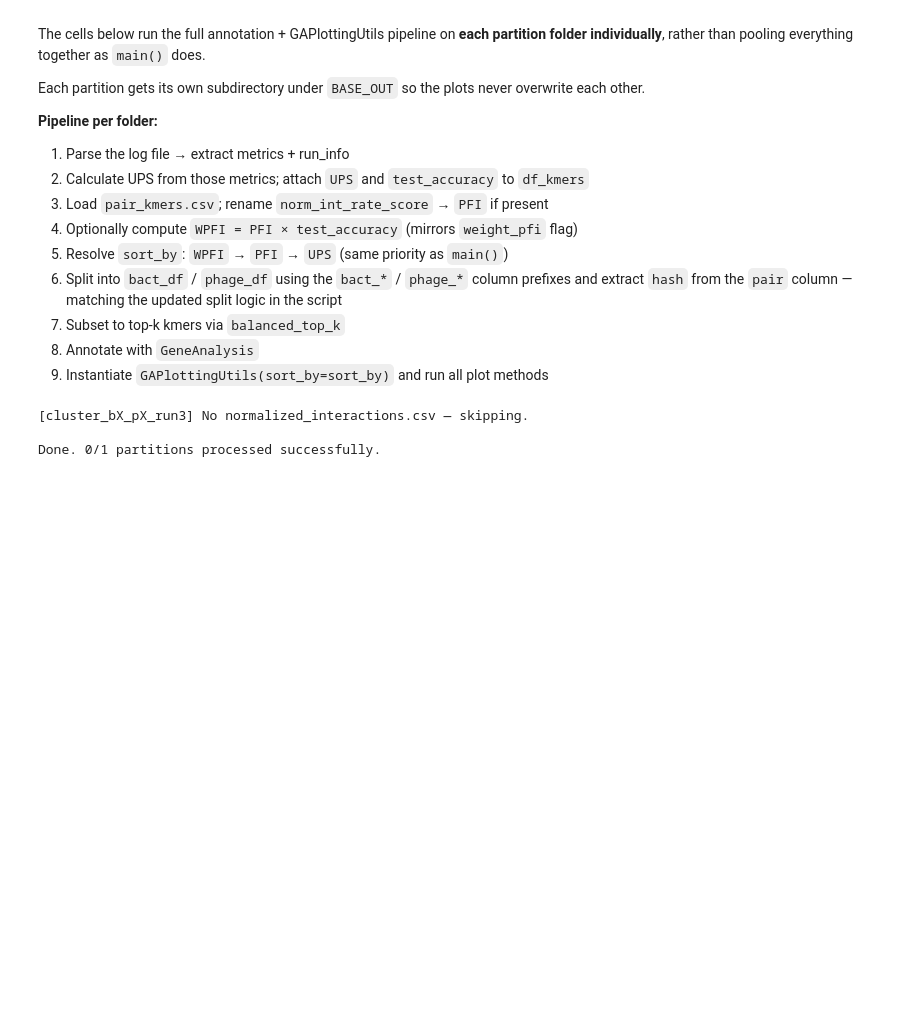
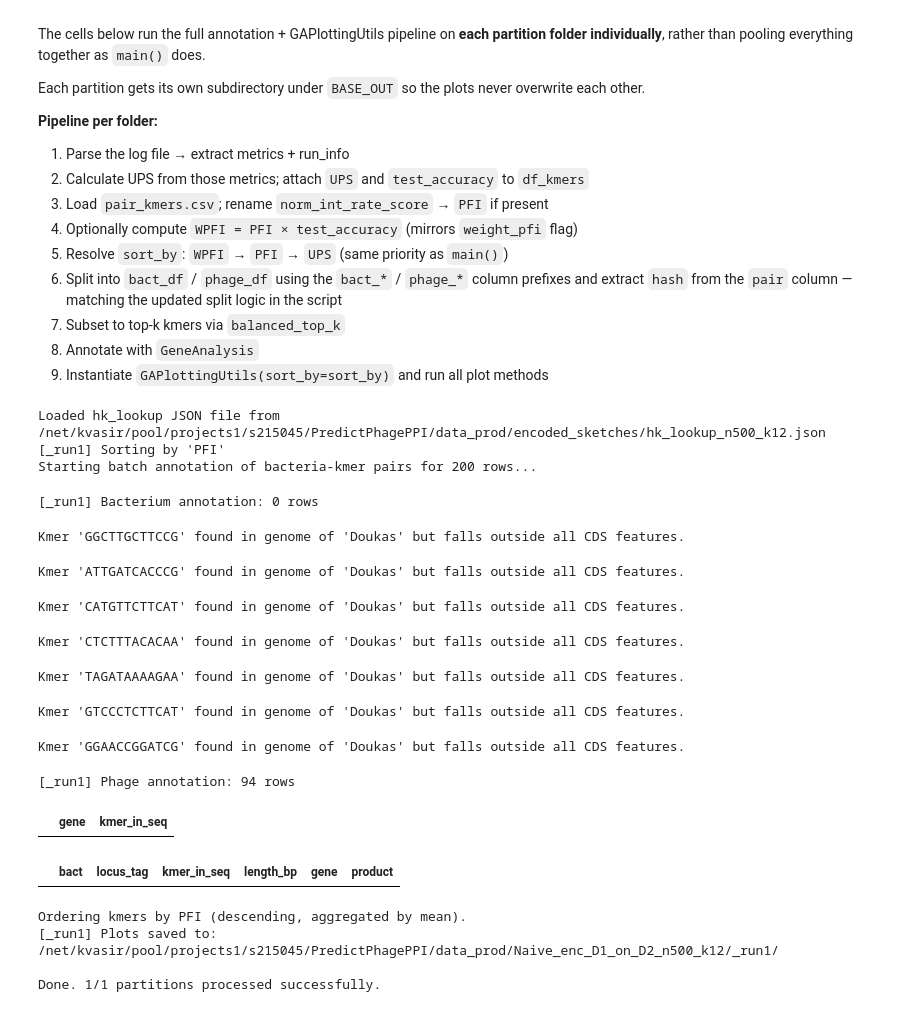
Before and after one commit to azzy72/PredictPhagePPI, a Jupyter notebook: notebooks/debug_collect_iterres.ipynb, the cells around one changed output. Cells and saved outputs as stored; diff of their text form; code cells hidden in the pictures; blank space fills up the shorter version.

```diff
--- a/notebooks/debug_collect_iterres.ipynb
+++ b/notebooks/debug_collect_iterres.ipynb
@@ -42,7 +42,7 @@ mock_args = argparse.Namespace(
 )
 
 #nn_run_dir_name = "IterExcl_encoded_sketches_data2_n500_k12"
-nn_run_dir_name = "FFNN_D2"
+nn_run_dir_name = "Naive_enc_D1_on_D2_n500_k12"
 #nn_run_dir_name = "FFNN_D1_on_D2"
 nn_dir = path_to_nn_runs + nn_run_dir_name + "/"
 print("NN directory exists:", os.path.isdir(nn_dir))
@@ -610,42 +610,57 @@ def plot_partition(folder_path, folder_name, base_out,
 # %%
 # ── Configure and run the per-partition loop ──────────────────────────────
 BASE_DIR = nn_dir
-BASE_OUT = data_prod_path + "TEST/" + nn_run_dir_name + "/"
+BASE_OUT = data_prod_path + nn_run_dir_name + "/"
 
 # Optional: restrict to a subset of folders for a quick test
 # ONLY_FOLDERS = {'cluster_1_PhageA', 'cluster_2_PhageB'}  # set to None to process all
-ONLY_FOLDERS = {"cluster_bX_pX_run3"}
+ONLY_FOLDERS = {"_run1"}
 
-TOP_KMERS         = 50
-NETWORK_TOP_KMERS = 500
+TOP_KMERS         = 200
+NETWORK_TOP_KMERS = 50
 HK_LOOKUP_PATH    = None   # or a path string to override auto-deduction
 WEIGHT_PFI        = False  # set True to sort by WPFI instead of PFI
 
 partition_results = {}
 
 for folder_name in sorted(os.listdir(BASE_DIR)):
     if ONLY_FOLDERS and folder_name not in ONLY_FOLDERS:
         continue
     folder_path = os.path.join(BASE_DIR, folder_name)
     if not os.path.isdir(folder_path):
         continue
 
     partition_results[folder_name] = plot_partition(
         folder_path       = folder_path,
         folder_name       = folder_name,
         base_out          = BASE_OUT,
         top_kmers         = TOP_KMERS,
         network_top_kmers = NETWORK_TOP_KMERS,
         hk_lookup_path    = HK_LOOKUP_PATH,
         weight_pfi        = WEIGHT_PFI,
     )
 
 succeeded = [k for k, v in partition_results.items() if v is not None]
 print(f"\nDone. {len(succeeded)}/{len(partition_results)} partitions processed successfully.")
 # %% [output]
-[cluster_bX_pX_run3] No normalized_interactions.csv — skipping.
-
-Done. 0/1 partitions processed successfully.
+Loaded hk_lookup JSON file from /net/kvasir/pool/projects1/s215045/PredictPhagePPI/data_prod/encoded_sketches/hk_lookup_n500_k12.json
+[_run1] Sorting by 'PFI'
+Starting batch annotation of bacteria-kmer pairs for 200 rows...
+[_run1] Bacterium annotation: 0 rows
+Kmer 'GGCTTGCTTCCG' found in genome of 'Doukas' but falls outside all CDS features.
+Kmer 'ATTGATCACCCG' found in genome of 'Doukas' but falls outside all CDS features.
+Kmer 'CATGTTCTTCAT' found in genome of 'Doukas' but falls outside all CDS features.
+Kmer 'CTCTTTACACAA' found in genome of 'Doukas' but falls outside all CDS features.
+Kmer 'TAGATAAAAGAA' found in genome of 'Doukas' but falls outside all CDS features.
+Kmer 'GTCCCTCTTCAT' found in genome of 'Doukas' but falls outside all CDS features.
+Kmer 'GGAACCGGATCG' found in genome of 'Doukas' but falls outside all CDS features.
+[_run1] Phage annotation: 94 rows
+|  | gene | kmer_in_seq |
+|  | bact | locus_tag | kmer_in_seq | length_bp | gene | product |
+Ordering kmers by PFI (descending, aggregated by mean).
+[_run1] Plots saved to: /net/kvasir/pool/projects1/s215045/PredictPhagePPI/data_prod/Naive_enc_D1_on_D2_n500_k12/_run1/
+
+Done. 1/1 partitions processed successfully.
 # %%
 # ── Inspect results for a single partition without re-running ─────────────
 # Change the name below to any key from partition_results.
```
Also changed, not shown: parts of 1 cell of this notebook, 5 other files.
